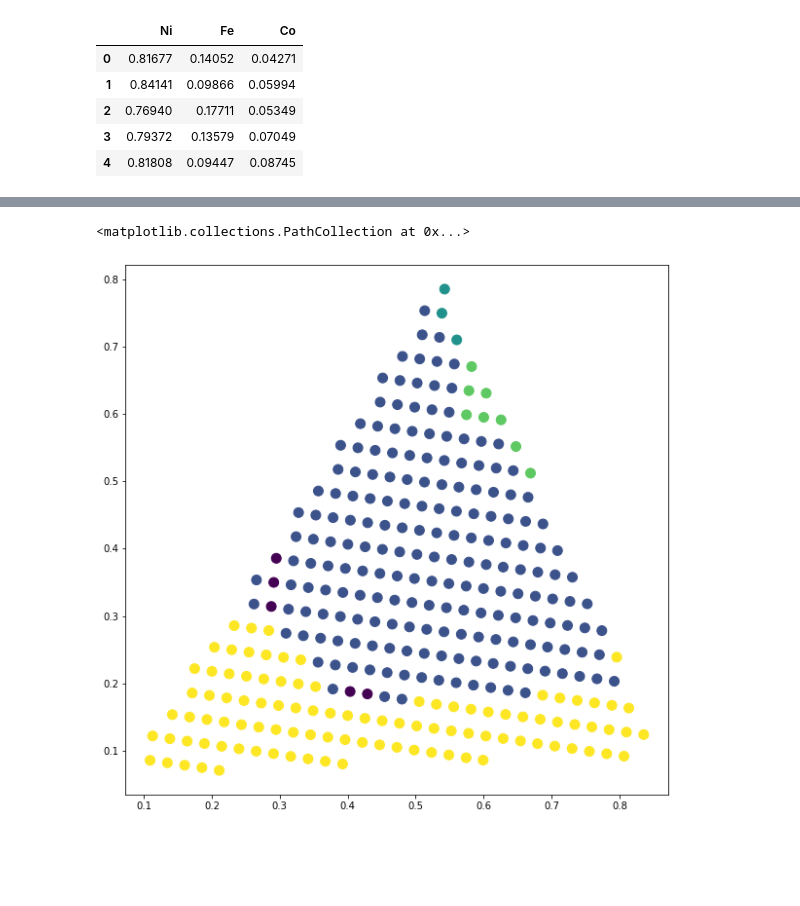
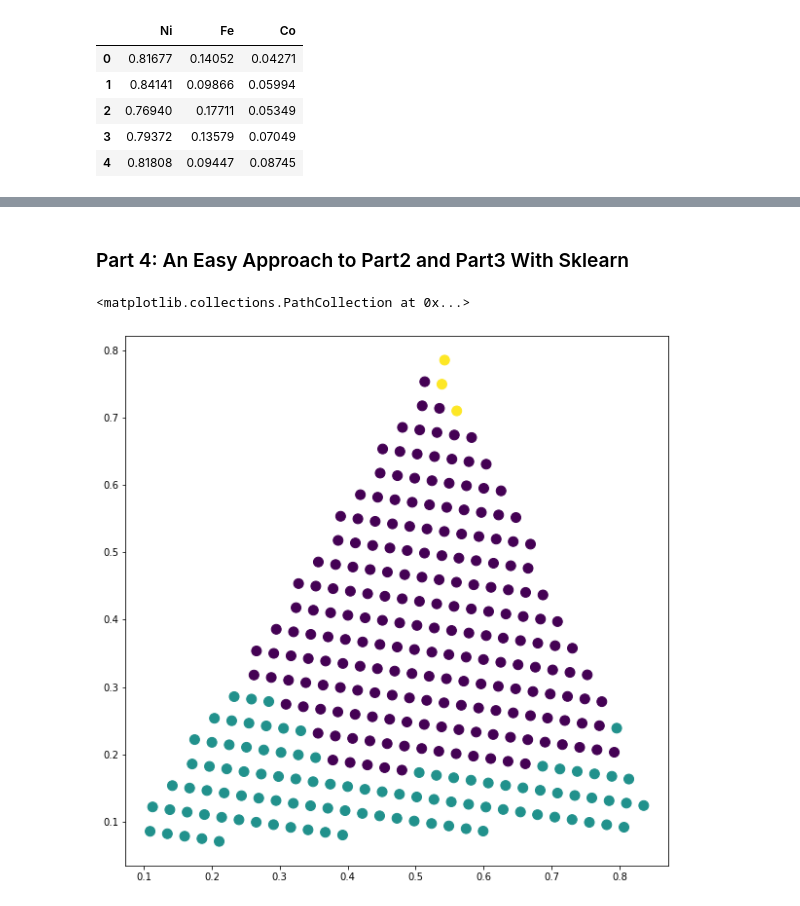
Before and after one commit to Yara-SK/Fe-Co-Ni_Phase_Diagram_Calculation, a Jupyter notebook: XRD_Analysis.ipynb, the cells around one changed output, grey strips where cells are left out. Saved outputs shown, nothing was run; the diff lists cells and outputs as text; code cells hidden in the pictures; blank space fills up the shorter version.

```diff
--- a/XRD_Analysis.ipynb
+++ b/XRD_Analysis.ipynb
@@ -85,6 +129,7 @@ dn = dendrogram(y_link, truncate_mode='lastp')
 # %%
-WW = pd.read_csv('Model_FeCoNi_composition.csv')
-WW.head()
+# Read the FeCoNi composition data
+composition = pd.read_csv('Model_FeCoNi_composition.csv')
+composition.head()
 # %% [output]
 |  | Ni | Fe | Co |
 | 0 | 0.81677 | 0.14052 | 0.04271 |
@@ -93,6 +138,7 @@ WW.head()
 | 3 | 0.79372 | 0.13579 | 0.07049 |
 | 4 | 0.81808 | 0.09447 | 0.08745 |
 # %%
+# Set up verticies to transform the composition data to triangular coordinate system
 a = np.array([0, 0, 0])
 b = np.array([0.5, 0.866, 0])
 c = np.array([1, 0, 0])
@@ -100,10 +146,11 @@ c = np.array([1, 0, 0])
 verticies = np.matrix(np.array([a, b, c]))
 T = verticies.T
 
-WW_arr = WW.to_numpy()
-WW_mat = np.matrix(WW_arr)
+composition_arr = composition.to_numpy()
+composition_mat = np.matrix(composition_arr)
 # %%
-XY = (T * (WW_mat.T)).T
-XY_mod = np.array(XY[:,0:2])
+# Commencing transformation
+comp_trans = (T * (composition_mat.T)).T
+comp_trans_mod = np.array(comp_trans[:,0:2])
 # %%
 plt.figure(figsize=(10,10))
@@ -114,11 +161,14 @@ plt.scatter(XY_mod[:,0],XY_mod[:,1], s=100, c=y_clusters)
+# %% [markdown]
+### Part 4: An Easy Approach to Part2 and Part3 With Sklearn
 # %%
 from sklearn.cluster import AgglomerativeClustering
 # %%
-cluster = AgglomerativeClustering(n_clusters=5, affinity='cosine', linkage='average')
+# Alternative (easier) method in Python
+cluster = AgglomerativeClustering(n_clusters=3, affinity='cosine', linkage='average')
 y_cluster_sk = cluster.fit_predict(y_f)
 # %%
 plt.figure(figsize=(10,10))
-plt.scatter(XY_mod[:,0],XY_mod[:,1], s=100, c=y_cluster_sk)
+plt.scatter(comp_trans_mod[:,0],comp_trans_mod[:,1], s=100, c=y_cluster_sk)
 # %% [output]
 <matplotlib.collections.PathCollection at 0x...>
-[figure, old version]
+[figure, new version]
```
Also changed, not shown: parts of 24 cells of this notebook.
